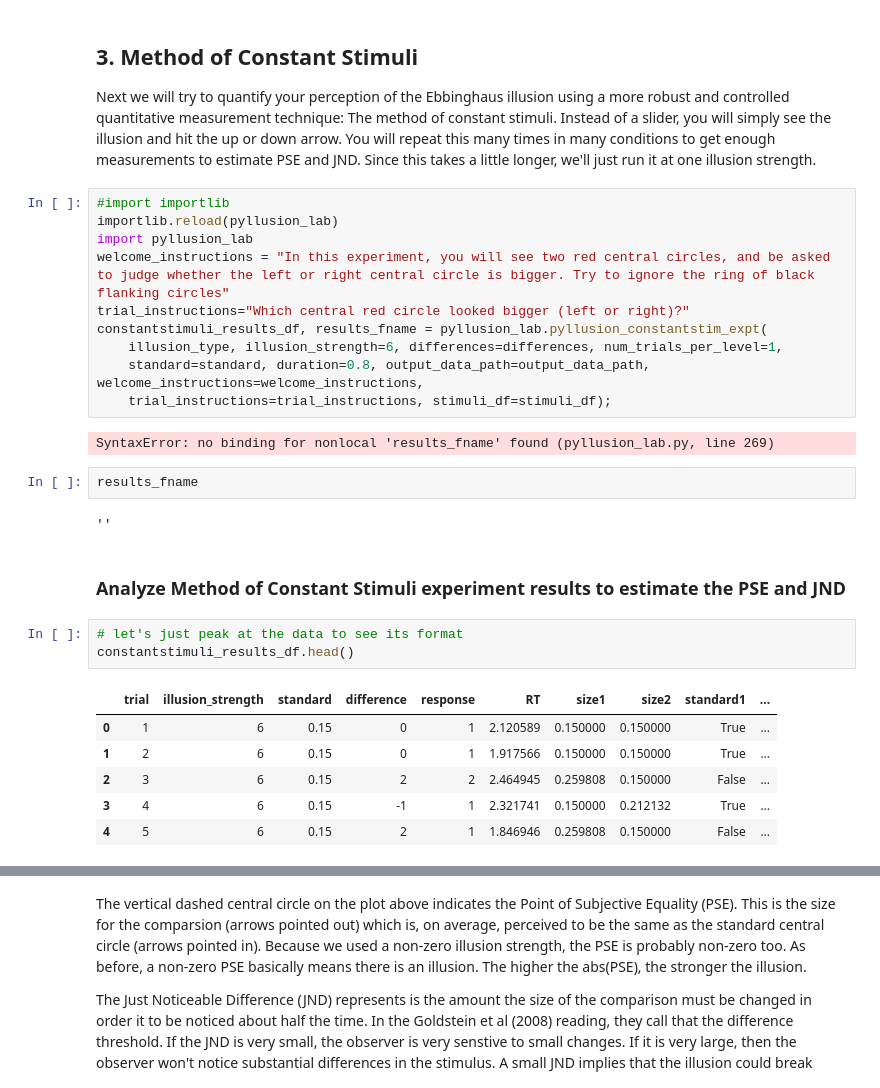
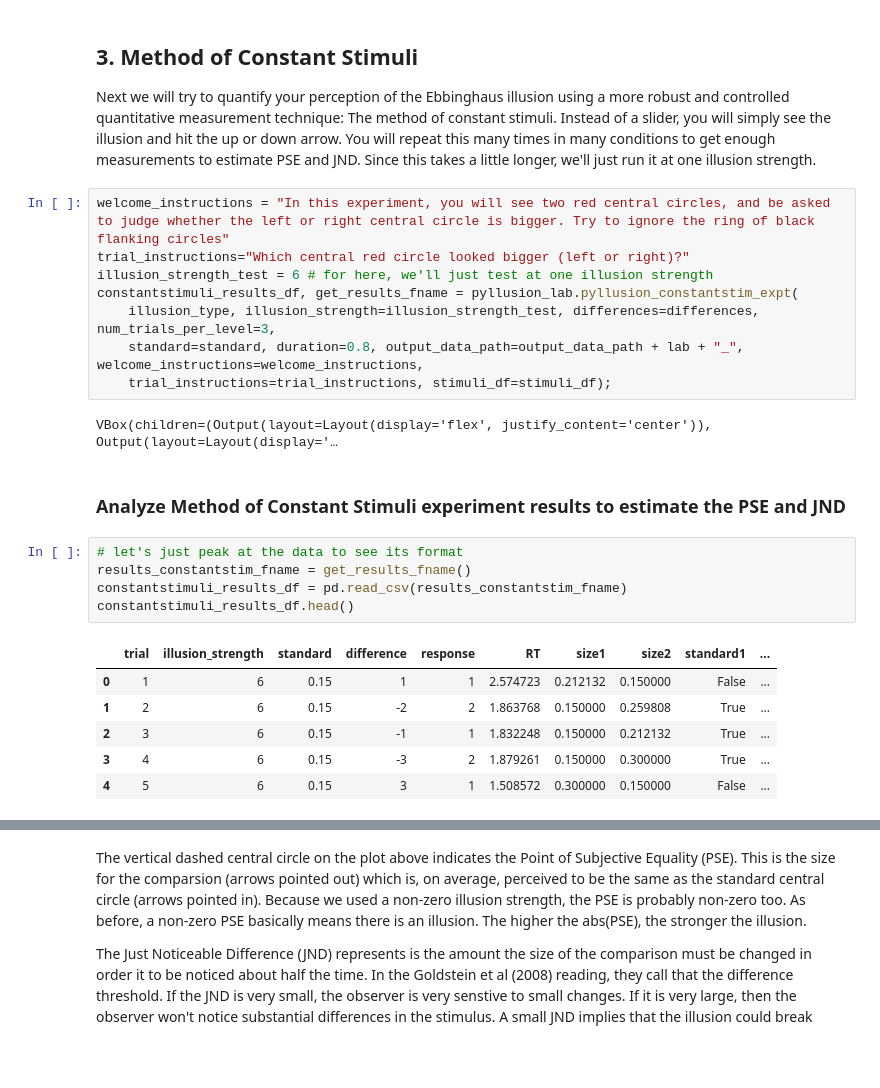
Before and after one commit to ahna/illusion-lab, a Jupyter notebook: Lab1.ipynb, the cells around one changed output, grey strips where cells are left out. Drawn from its saved outputs; the diff is of its cells as text; blank space fills up the shorter version.

Commit message:
Fixed pyllusion_constantstim_expt() to return correct filename

```diff
--- a/Lab1.ipynb
+++ b/Lab1.ipynb
@@ -210,30 +210,26 @@ Some issues with Method of Adjustment:
 
 Next we will try to quantify your perception of the Ebbinghaus illusion using a more robust and controlled quantitative measurement technique: The method of constant stimuli. Instead of a slider, you will simply see the illusion and hit the up or down arrow. You will repeat this many times in many conditions to get enough measurements to estimate PSE and JND. Since this takes a little longer, we'll just run it at one illusion strength.
 # %%
-#import importlib
-importlib.reload(pyllusion_lab)
-import pyllusion_lab
 welcome_instructions = "In this experiment, you will see two red central circles, and be asked to judge whether the left or right central circle is bigger. Try to ignore the ring of black flanking circles"
 trial_instructions="Which central red circle looked bigger (left or right)?"
-constantstimuli_results_df, results_fname = pyllusion_lab.pyllusion_constantstim_expt(
-    illusion_type, illusion_strength=6, differences=differences, num_trials_per_level=1,
-    standard=standard, duration=0.8, output_data_path=output_data_path, welcome_instructions=welcome_instructions,
+illusion_strength_test = 6 # for here, we'll just test at one illusion strength
+constantstimuli_results_df, get_results_fname = pyllusion_lab.pyllusion_constantstim_expt(
+    illusion_type, illusion_strength=illusion_strength_test, differences=differences, num_trials_per_level=3,
+    standard=standard, duration=0.8, output_data_path=output_data_path + lab + "_", welcome_instructions=welcome_instructions,
     trial_instructions=trial_instructions, stimuli_df=stimuli_df);
 # %% [output]
-SyntaxError: no binding for nonlocal 'results_fname' found (pyllusion_lab.py, line 269)
+VBox(children=(Output(layout=Layout(display='flex', justify_content='center')), Output(layout=Layout(display='…
-# %%
-results_fname
-# %% [output]
-''
 # %% [markdown]
 ### Analyze Method of Constant Stimuli experiment results to estimate the PSE and JND
 # %%
 # let's just peak at the data to see its format
+results_constantstim_fname = get_results_fname()
+constantstimuli_results_df = pd.read_csv(results_constantstim_fname)
 constantstimuli_results_df.head()
 # %% [output]
 |  | trial | illusion_strength | standard | difference | response | RT | size1 | size2 | standard1 | ... |
-| 0 | 1 | 6 | 0.15 | 0 | 1 | 2.120589 | 0.150000 | 0.150000 | True | ... |
-| 1 | 2 | 6 | 0.15 | 0 | 1 | 1.917566 | 0.150000 | 0.150000 | True | ... |
-| 2 | 3 | 6 | 0.15 | 2 | 2 | 2.464945 | 0.259808 | 0.150000 | False | ... |
-| 3 | 4 | 6 | 0.15 | -1 | 1 | 2.321741 | 0.150000 | 0.212132 | True | ... |
-| 4 | 5 | 6 | 0.15 | 2 | 1 | 1.846946 | 0.259808 | 0.150000 | False | ... |
+| 0 | 1 | 6 | 0.15 | 1 | 1 | 2.574723 | 0.212132 | 0.150000 | False | ... |
+| 1 | 2 | 6 | 0.15 | -2 | 2 | 1.863768 | 0.150000 | 0.259808 | True | ... |
+| 2 | 3 | 6 | 0.15 | -1 | 1 | 1.832248 | 0.150000 | 0.212132 | True | ... |
+| 3 | 4 | 6 | 0.15 | -3 | 2 | 1.879261 | 0.150000 | 0.300000 | True | ... |
+| 4 | 5 | 6 | 0.15 | 3 | 1 | 1.508572 | 0.300000 | 0.150000 | False | ... |
```
Also changed, not shown: parts of 4 cells of this notebook, 1 other file.
